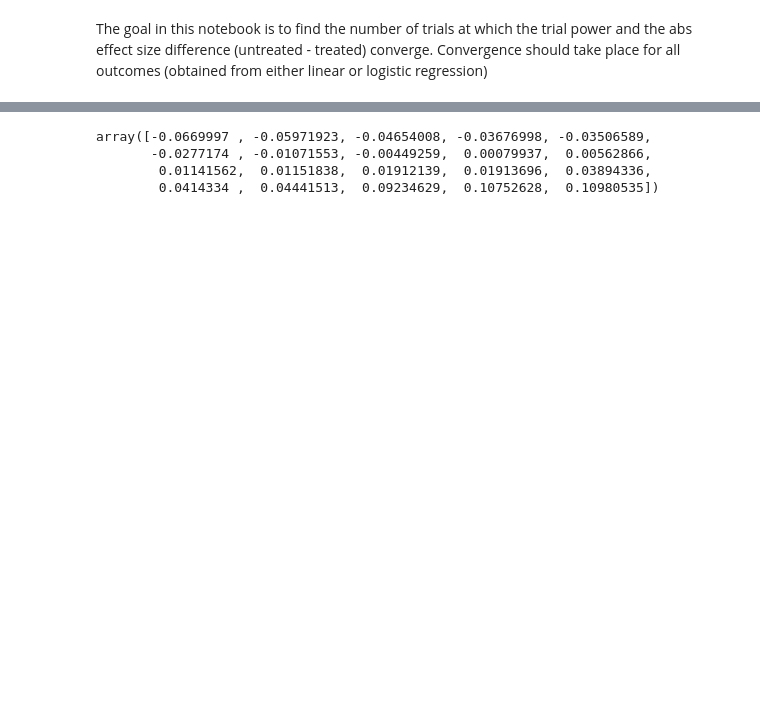
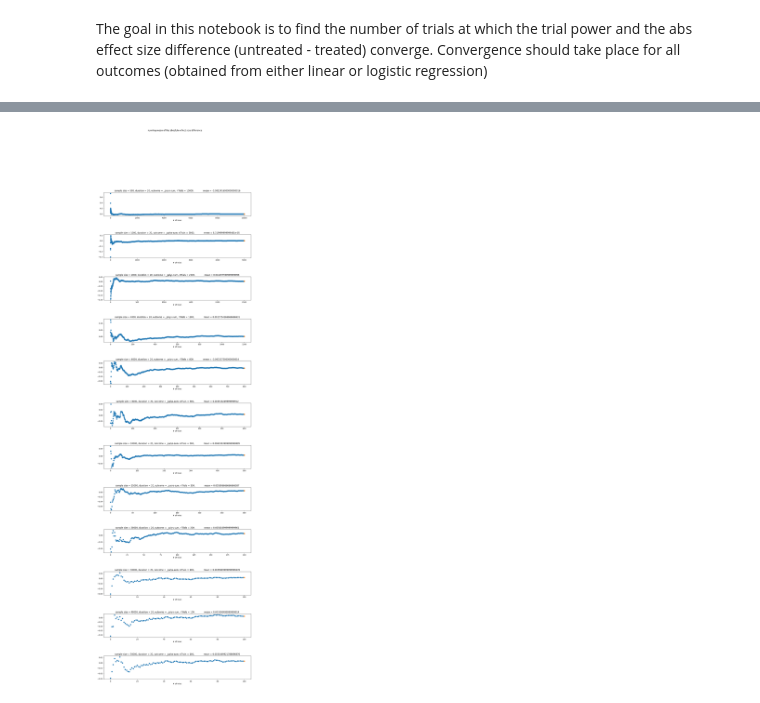
Before and after one commit to deligkaris/microsimNotebooks, a Jupyter notebook: convergenceOfTrialsetResults.ipynb, the cells around one changed output, grey strips where cells are left out. Drawn from its saved outputs; the diff is of its cells as text; code cells hidden in the pictures; blank space fills up the shorter version.

```diff
--- a/convergenceOfTrialsetResults.ipynb
+++ b/convergenceOfTrialsetResults.ipynb
@@ -187,11 +133,38 @@ results.loc[(results["outcome"]==outcomes[5]) &
-# %%
-np.sort(results.loc[(results["outcome"]==outcomes[5]) &
-            (results["sampleSize"]==max(sampleSizes)) &
-            (results["duration"]==max(durations)),"reg"
-            ].unique())
-# %% [output]
-array([-0.0669997 , -0.05971923, -0.04654008, -0.03676998, -0.03506589,
-       -0.0277174 , -0.01071553, -0.00449259,  0.00079937,  0.00562866,
-        0.01141562,  0.01151838,  0.01912139,  0.01913696,  0.03894336,
-        0.0414334 ,  0.04441513,  0.09234629,  0.10752628,  0.10980535])
+# %%
+outcome = outcomes[4]
+duration = durations[4]
+#sampleSize = [sampleSizes[0]]
+iCvRisk = 0
+iDementiaRisk = 0
+
+nPlots = len(sampleSizes)
+
+plt.figure(figsize=(15,50))
+plt.subplots_adjust(hspace=0.8)
+plt.suptitle("running mean of the absolute effect size difference")
+
+i = 1
+for sampleSize in sampleSizes:
+
+    plotData=results.loc[ #get all relevant data
+                        (results["outcome"]==outcome) &
+                        (results["sampleSize"]==sampleSize) &
+                        (results["OutcomeModelType.DEMENTIA"]==dementiaRisks[iDementiaRisk]) &
+                        (results["OutcomeModelType.CARDIOVASCULAR"]==cvRisks[iCvRisk]) &
+                        (results["duration"]==duration), "runMeanAbsEffectSizeDiff"].copy()
+
+    nTrials = plotData.shape[0]
+
+    plt.subplot(nPlots,1,i)
+
+    plt.title(f"""sample size = {sampleSize}, duration = {duration}, outcome = {outcome}, nTrials = {nTrials},\
+              mean = {meanAbsEffectSizeDiff[f"{outcome},{duration},{sampleSize},{iCvRisk},{iDementiaRisk}"]}""")
+    plt.xlabel("# of trials")
+    #plt.ylabel("mean abs. effect size difference")
+    plt.scatter(range(len(plotData)),plotData)
+    plt.scatter(nTrials,meanAbsEffectSizeDiff[f"{outcome},{duration},{sampleSize},{iCvRisk},{iDementiaRisk}"])
+    i = i+1
+plt.show()
+# %% [output]
+[figure, added]
 # %%
```
Also changed, not shown: parts of 19 cells of this notebook.
